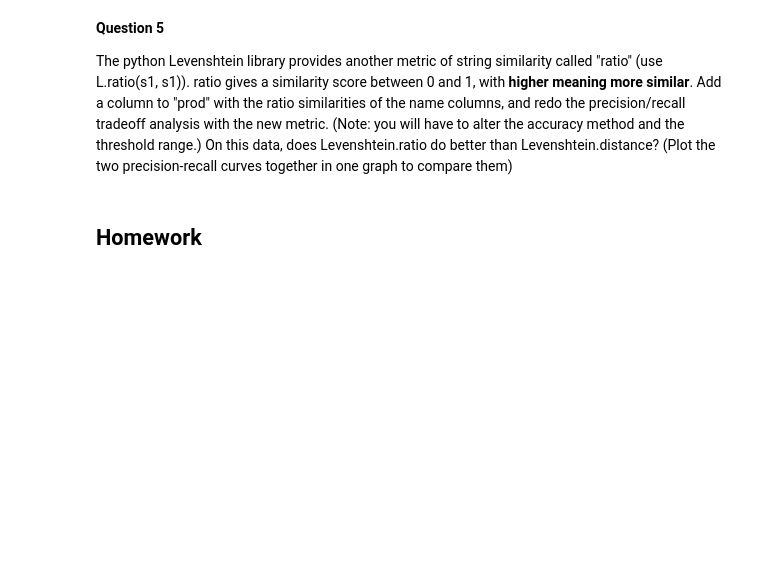
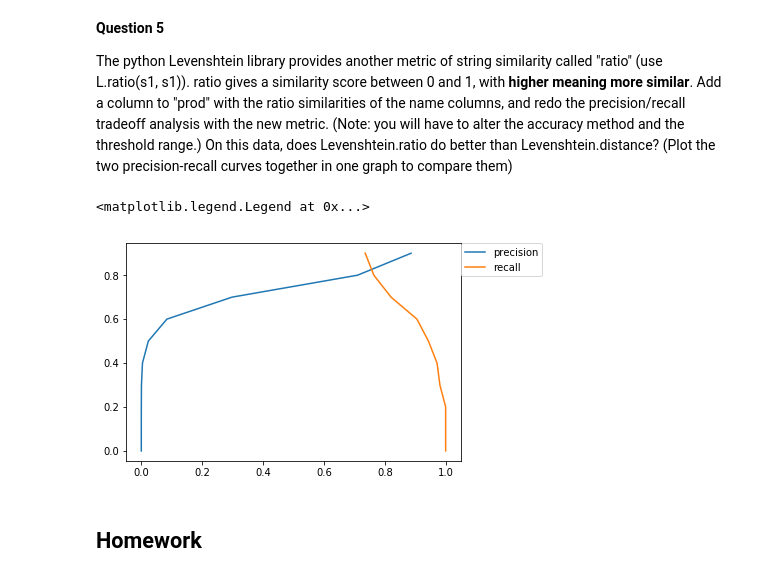
Before and after one commit to alexpython1988/cap5771, a Jupyter notebook: labs/lab3.ipynb, the cells around one changed output. Cells and saved outputs as stored; diff of their text form; code cells hidden in the pictures; blank space fills up the shorter version.

```diff
--- a/labs/lab3.ipynb
+++ b/labs/lab3.ipynb
@@ -213,3 +353,30 @@ The python Levenshtein library provides another metric of string similarity call
+# %%
+#Your answer here
+prod['ratio'] = prod.apply(lambda row: L.ratio(row.name_x, row.name_y), axis=1)
+
+def accuracy1(min_ratio):
+    similar = prod[prod.ratio > min_ratio]
+    correct = float(sum(similar.cluster_x == similar.cluster_y))
+    precision = correct / len(similar)
+    recall = correct / len(clusters)
+    return (precision, recall)
+
+import numpy as np
+threshold = np.arange(0.0, 1.0, 0.1)
+p1 = []
+r1 = []
+
+for t in threshold:
+    acc = accuracy1(t)
+    p1.append(acc[0])
+    r1.append(acc[1])
+
+pylab.plot(p1, threshold)
+pylab.plot(r1, threshold)
+pylab.legend(['precision', 'recall'], bbox_to_anchor=(1, 1), loc=2, borderaxespad=0.)
+# %% [output]
+<matplotlib.legend.Legend at 0x...>
+[figure, added]
 # %% [markdown]
 ## Homework
 # %% [markdown]
```
Also changed, not shown: parts of 22 cells of this notebook, 5 other files.
